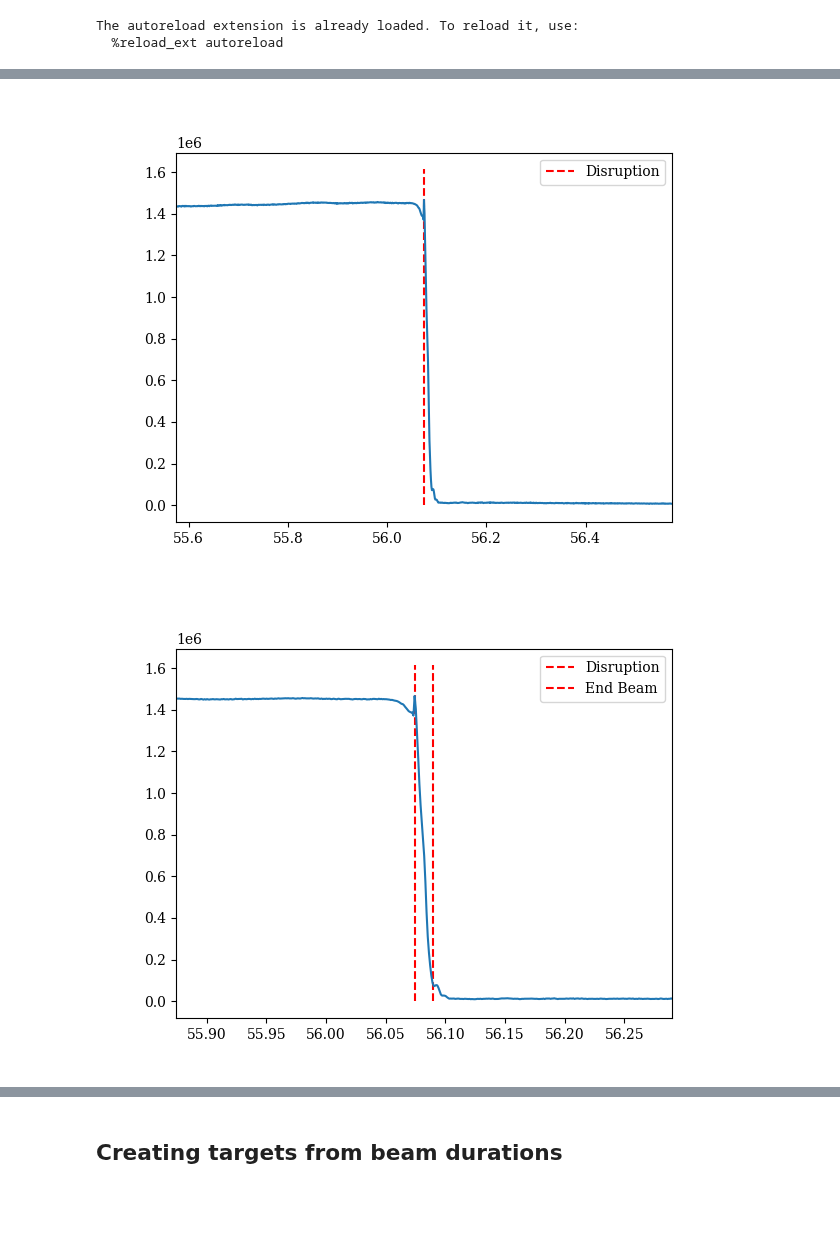
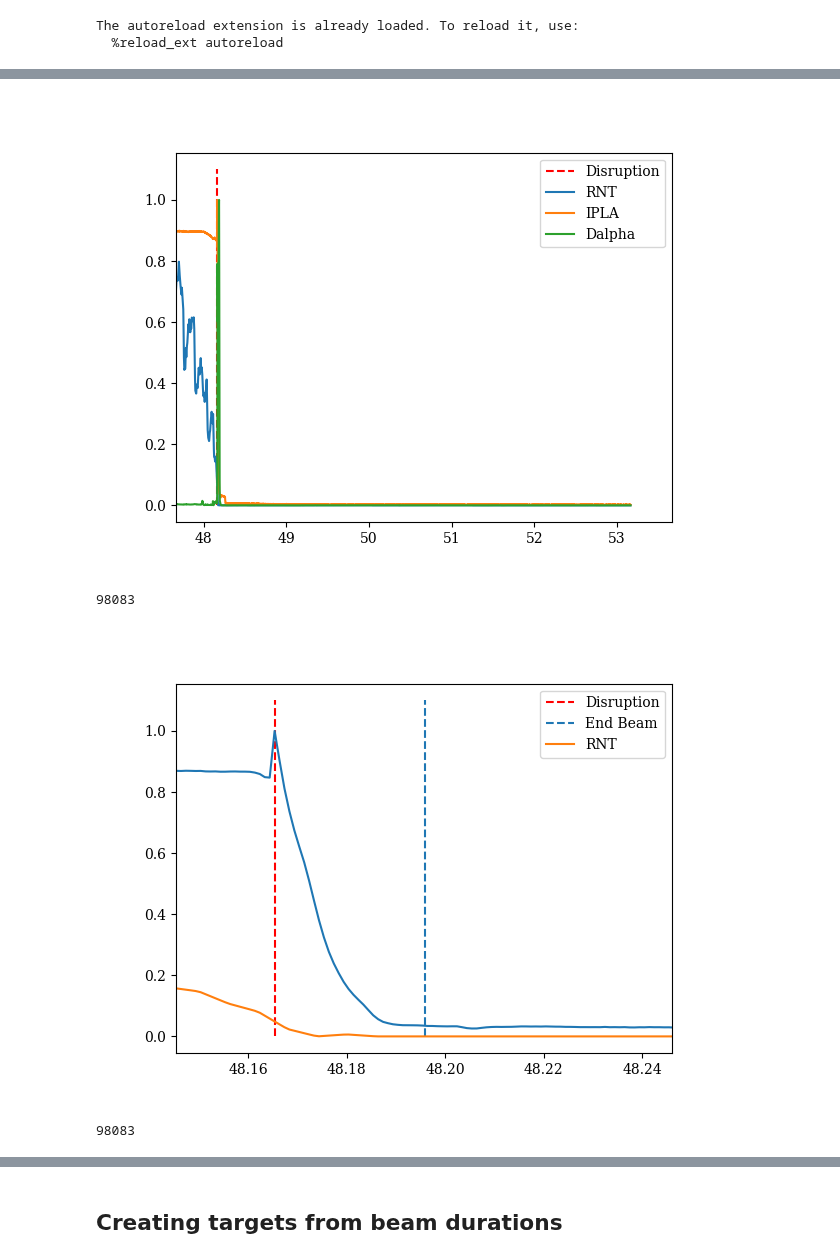
Before and after one commit to maxtost10/SPC-Runaway_Classifier, a Jupyter notebook: Processing_Data/Creating_Labeled_Data.ipynb, the cells around one changed output, grey strips where cells are left out. Drawn from its saved outputs; the diff is of its cells as text; code cells hidden in the pictures; blank space fills up the shorter version.

Commit message:
Added multiple observables to plot for RE window

```diff
--- a/Processing_Data/Creating_Labeled_Data.ipynb
+++ b/Processing_Data/Creating_Labeled_Data.ipynb
@@ -27,7 +21,7 @@ The autoreload extension is already loaded. To reload it, use:
   %reload_ext autoreload
 # %%
 # Loading classified shots in dictionaries
-base_path = r'C:\Users\Max Tost\Desktop\Notebooks\SPC Neural Network Project\CSV_test'
+base_path = r'C:\Users\Max Tost\Desktop\Notebooks\SPC Neural Network Project\CSV_Files'
 re_autom_path = r'C:\Users\Max Tost\Desktop\Notebooks\SPC Neural Network Project\Data\automatic_RE_numbers.csv'
 re_valid_path = r'C:\Users\Max Tost\Desktop\Notebooks\SPC Neural Network Project\Data\validated_RE_numbers.csv'
 
@@ -59,6 +56,6 @@ Features: ['SSXcore', 'IPLA', 'DAO_EDG7', 'WMHD', 'RNT', 'DAI_EDG7']
 # %%
 random.seed(42) # So that we always work with the same ones.
-random_50_re = random.sample(RE_valid, 5)  # Ensures no duplicates
+random_50_re = random.sample(RE_valid, 50)  # Ensures no duplicates
 # %%
 # #In case we need to recreate the dictionary
 # RE_lifetimes = {}
@@ -66,12 +63,14 @@ random_50_re = random.sample(RE_valid, 5)  # Ensures no duplicates
 # np.savez(r"C:\Users\Max Tost\Desktop\Notebooks\SPC Neural Network Project\Processing_Data\RE_lifetime.npz", **RE_lifetimes)
 # %%
 # Shot that is currently processed
-k = 0
-shot_nr = 98173# random_50_re[k]
+k = 19
+shot_nr = random_50_re[k]
+if str(shot_nr) in list(RE_lifetimes.keys()):
+    print('Stop, you are about to redo work!')
+    print('\n'*50)
 
 # Load the file and plot it
-base_path_re = r'C:\Users\Max Tost\Desktop\Notebooks\SPC Neural Network Project\CSV_test'
-file_path = os.path.join(base_path_re, 'JETno' + str(shot_nr)+'.csv')
+file_path = os.path.join(base_path, 'JETno' + str(shot_nr)+'.csv')
 data = pd.read_csv(file_path)
 plt.close()
 
@@ -79,39 +78,51 @@ plt.close()
 first_index = np.argmax(data['time'] > data['time'][0] + 1)
 
 # Plot vertical line at this point
-plt.vlines(data['time'][first_index], ymin=0, ymax=-data['IPLA'].min()*1.1, color='r', linestyle='dashed', label='Disruption')
+plt.vlines(data['time'][first_index], ymin=0, ymax=1.1, color='r', linestyle='dashed', label='Disruption')
 
-plt.plot(data['time'], -data['IPLA'])
+#plt.plot(data['time'], data['SSXcore'] /max(data['SSXcore']), label='SSX')
+plt.plot(data['time'], data['RNT'] /max(data['RNT']), label='RNT')
+plt.plot(data['time'], -data['IPLA'] / max(-data['IPLA']), label='IPLA')
+plt.plot(data['time'], -data['DAI_EDG7'] / -max(data['DAI_EDG7']), label='Dalpha')
 
 # Show the plot
 plt.legend()
-plt.xlim(data['time'][first_index]-0.5, data['time'][first_index]+0.5)
+plt.xlim(data['time'][first_index]-0.5, data['time'][first_index]+5.5)
 plt.show()
+
+print(shot_nr)
 # %% [output]
-[figure, old version]
+[figure, new version]
+98083
 # %%
 # Set time that is to be written as end of the beam time
-end_beam = 56.09
+end_beam = 48.1960
+
+# Setting shot number again in case I did something weird in between
+shot_nr = random_50_re[k]
 
 # Load the dictionary
 RE_lifetimes = np.load(r"C:\Users\Max Tost\Desktop\Notebooks\SPC Neural Network Project\Processing_Data\RE_lifetime.npz")
 RE_lifetimes = {key: RE_lifetimes[key] for key in RE_lifetimes.files}
 # Set the new value and save
 RE_lifetimes[f'{shot_nr}'] = np.array([data['time'][first_index], end_beam])
 np.savez(r"C:\Users\Max Tost\Desktop\Notebooks\SPC Neural Network Project\Processing_Data\RE_lifetime.npz", **RE_lifetimes)
 
 # Plot to verify
 plt.close()
-plt.vlines(data['time'][first_index], ymin=0, ymax=-data['IPLA'].min()*1.1, color='r', linestyle='dashed', label='Disruption')
-plt.vlines(end_beam, ymin=0, ymax=-data['IPLA'].min()*1.1, color='r', linestyle='dashed', label='End Beam')
-plt.plot(data['time'], -data['IPLA'])
+plt.vlines(data['time'][first_index], ymin=0, ymax=1.1, color='r', linestyle='dashed', label='Disruption')
+plt.vlines(end_beam, ymin=0, ymax=1.1, linestyle='dashed', label='End Beam')
+plt.plot(data['time'], -data['IPLA']/max(-data['IPLA']))
+plt.plot(data['time'], data['RNT'] /max(data['RNT']), label='RNT')
 
 # Show the plot
 plt.legend()
-plt.xlim(data['time'][first_index]-0.2, end_beam+0.2)
+plt.xlim(data['time'][first_index]-0.02, end_beam+0.05)
 plt.show()
+print(shot_nr)
 # %% [output]
-[figure, old version]
+[figure, new version]
+98083
 # %%
 RE_lifetimes
 # %% [output]
```
Also changed, not shown: parts of 11 cells of this notebook.
